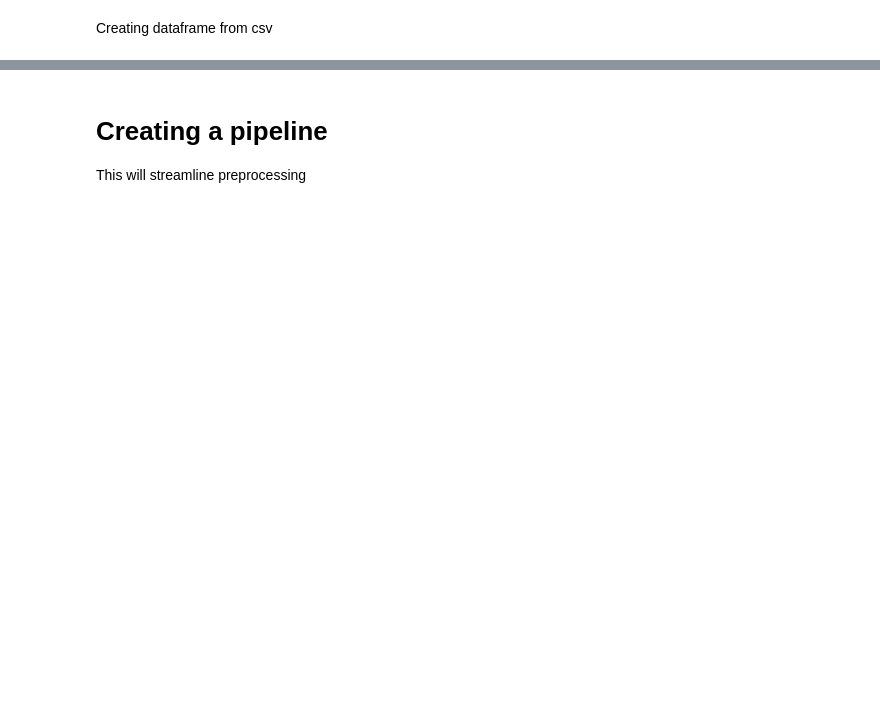
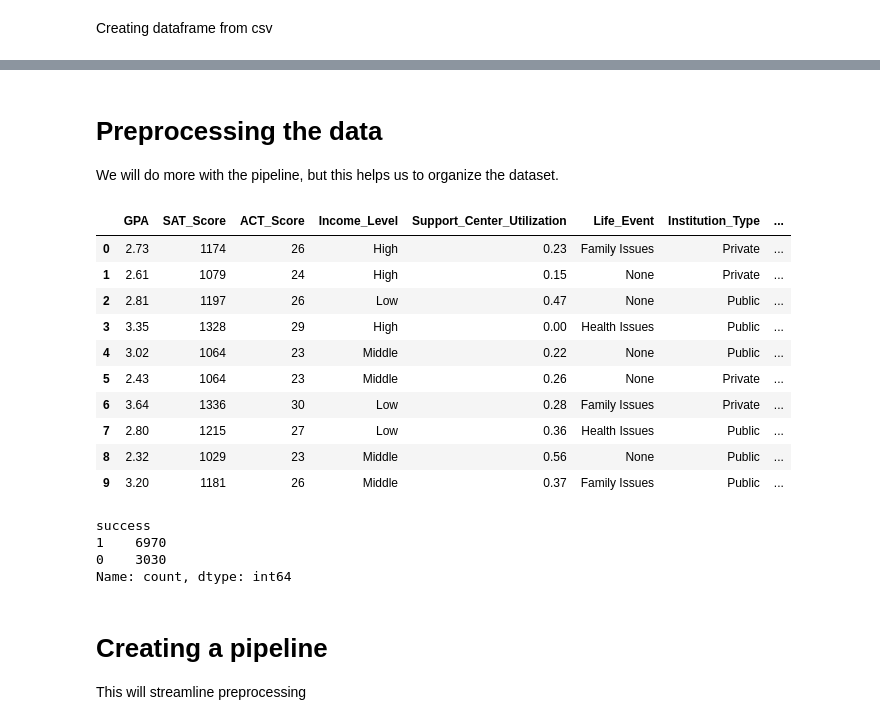
Before and after one commit to kdeguzman101/mis545-teamTBD-ML, a Jupyter notebook: practice.ipynb, the cells around one changed output, grey strips where cells are left out. Drawn from its saved outputs; the diff is of its cells as text; code cells hidden in the pictures; blank space fills up the shorter version.

```diff
--- a/practice.ipynb
+++ b/practice.ipynb
@@ -42,3 +38,37 @@ None
+# %% [markdown]
+# Preprocessing the data
+We will do more with the pipeline, but this helps us to organize the dataset.
+# %%
+# Dropping unnecessary columns
+columns_to_drop = ['Student_ID', 'Family_Size', 'Student_Loan_Amount', 'Major',
+                   'Graduation_Age', 'Graduation_Rate', 'Retention_Rate', 'Marital_Status']
+df.drop(columns=columns_to_drop, inplace=True)
+
+# Replacing missing values in the Life_Event column with 'None'
+df['Life_Event'] = df['Life_Event'].fillna('None')
+df.head(10)
+# %% [output]
+|  | GPA | SAT_Score | ACT_Score | Income_Level | Support_Center_Utilization | Life_Event | Institution_Type | ... |
+| 0 | 2.73 | 1174 | 26 | High | 0.23 | Family Issues | Private | ... |
+| 1 | 2.61 | 1079 | 24 | High | 0.15 | None | Private | ... |
+| 2 | 2.81 | 1197 | 26 | Low | 0.47 | None | Public | ... |
+| 3 | 3.35 | 1328 | 29 | High | 0.00 | Health Issues | Public | ... |
+| 4 | 3.02 | 1064 | 23 | Middle | 0.22 | None | Public | ... |
+| 5 | 2.43 | 1064 | 23 | Middle | 0.26 | None | Private | ... |
+| 6 | 3.64 | 1336 | 30 | Low | 0.28 | Family Issues | Private | ... |
+| 7 | 2.80 | 1215 | 27 | Low | 0.36 | Health Issues | Public | ... |
+| 8 | 2.32 | 1029 | 23 | Middle | 0.56 | None | Public | ... |
+| 9 | 3.20 | 1181 | 26 | Middle | 0.37 | Family Issues | Public | ... |
+# %%
+# Creating the 'success' column using GPA
+df['success'] = (df['GPA'] > 2.5)   # success = 1 if GPA > 2.5, else 0
+df['success'] = df['success'].astype(int)  # Convert to 0/1
+df['success'].value_counts()
+# %% [output]
+success
+1    6970
+0    3030
+Name: count, dtype: int64
 # %% [markdown]
 # Creating a pipeline
 This will streamline preprocessing
```
Also changed, not shown: parts of 13 cells of this notebook.
